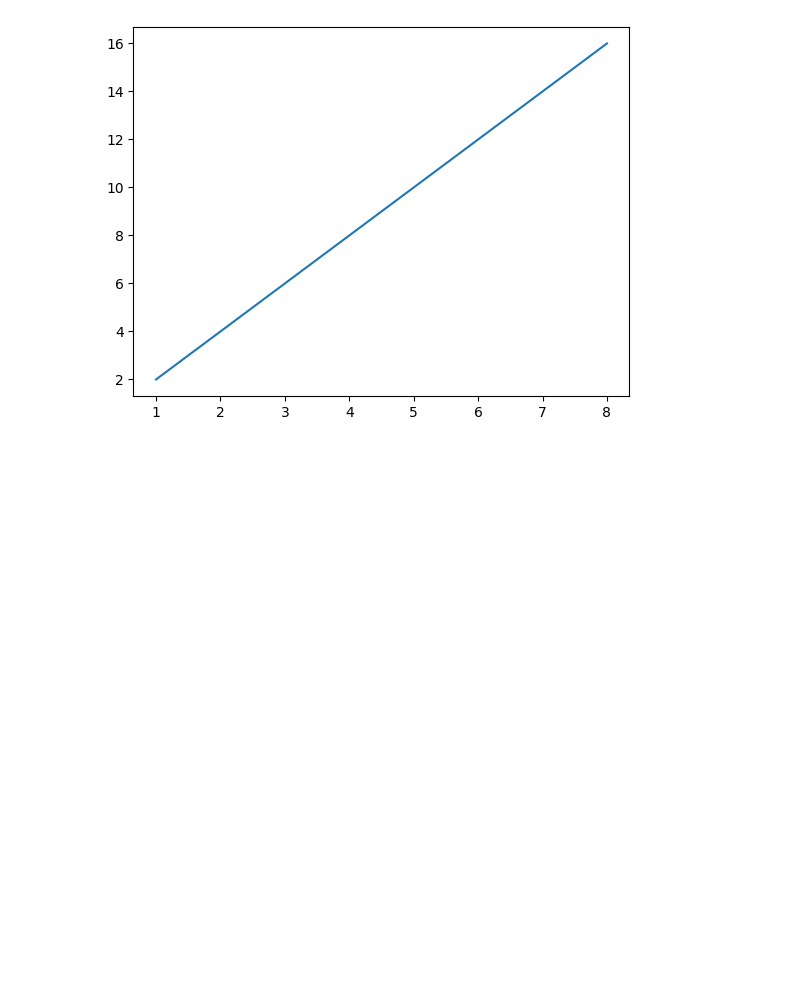
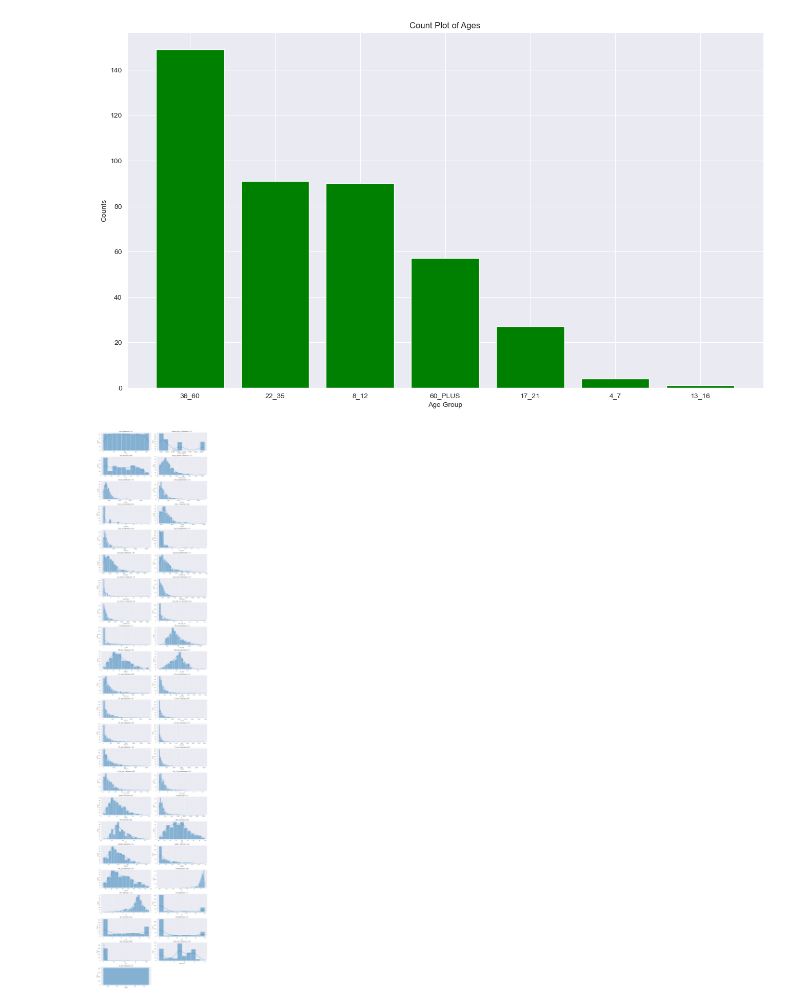
Before and after one commit to hrdslw/Database, a Jupyter notebook: Database.ipynb, the cells around one changed output. Cells and saved outputs as stored; diff of their text form; code cells hidden in the pictures; blank space fills up the shorter version.

```diff
--- a/Database.ipynb
+++ b/Database.ipynb
@@ -1,20 +1,51 @@
 # %%
 # importting Libraries
 import pandas as pd
 import numpy as np
 import matplotlib.pyplot as plt
 import seaborn as sns
 import warnings as wr
 wr.filterwarnings('ignore')
+
+#Loading and reading dataset
+#df - dataframe
+df = pd.read_excel("dataset_mental_report_new.xlsx")
+#print(df.head(1))
+#print(df.shape)
+#print(df.info())
+#print(df.describe())
+#mean - среднее значение, std - стандртное отклонение
+df.drop(["Unnamed: 0"], axis = 1, inplace = True) #Удалил первый столбец.
+#print(df.info())
+#print(df.columns.tolist())
+#print(df.isnull().sum())
+#print(df.nunique())
+
+#Plots Creation
+age_group_counts = df['old_group'].value_counts()
+plt.figure(figsize = (16,9))
+plt.bar(age_group_counts.index, age_group_counts, color = 'green')
+plt.xlabel('Age Group')
+plt.ylabel('Counts')
+plt.title('Count Plot of Ages')
+plt.show()
+
+# Set Seaborn style
+sns.set_style("darkgrid")
+
+# Identify numerical columns
+numerical_columns = df.select_dtypes(include=["int64", "float64"]).columns
+
+# Plot distribution of each numerical feature
+plt.figure(figsize=(14, len(numerical_columns) * 3))
+for idx, feature in enumerate(numerical_columns, 1):
+    plt.subplot(len(numerical_columns), 2, idx)
+    sns.histplot(df[feature], kde=True)
+    plt.title(f"{feature} | Skewness: {round(df[feature].skew(), 2)}")
+
+# Adjust layout and show plots
+plt.tight_layout()
+plt.show()
+# %% [output]
+[figure, added]
+[figure, added]
-# %%
-import matplotlib.pyplot as plt
-
-x=[1,2,3,4,5,6,7,8]
-
-y=[2,4,6,8,10,12,14,16]
-
-plt.plot(x,y)
-
-plt.show()
-# %% [output]
-[figure, removed]
```
